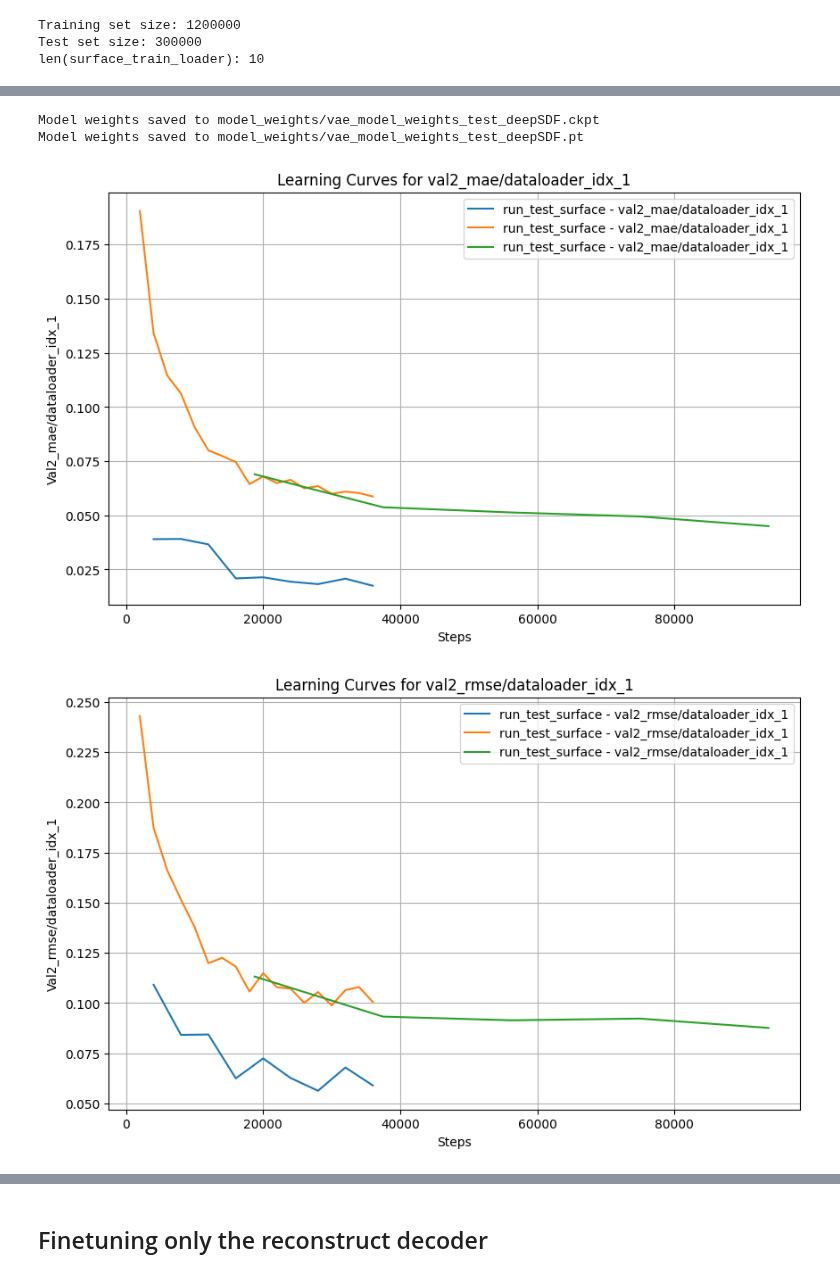
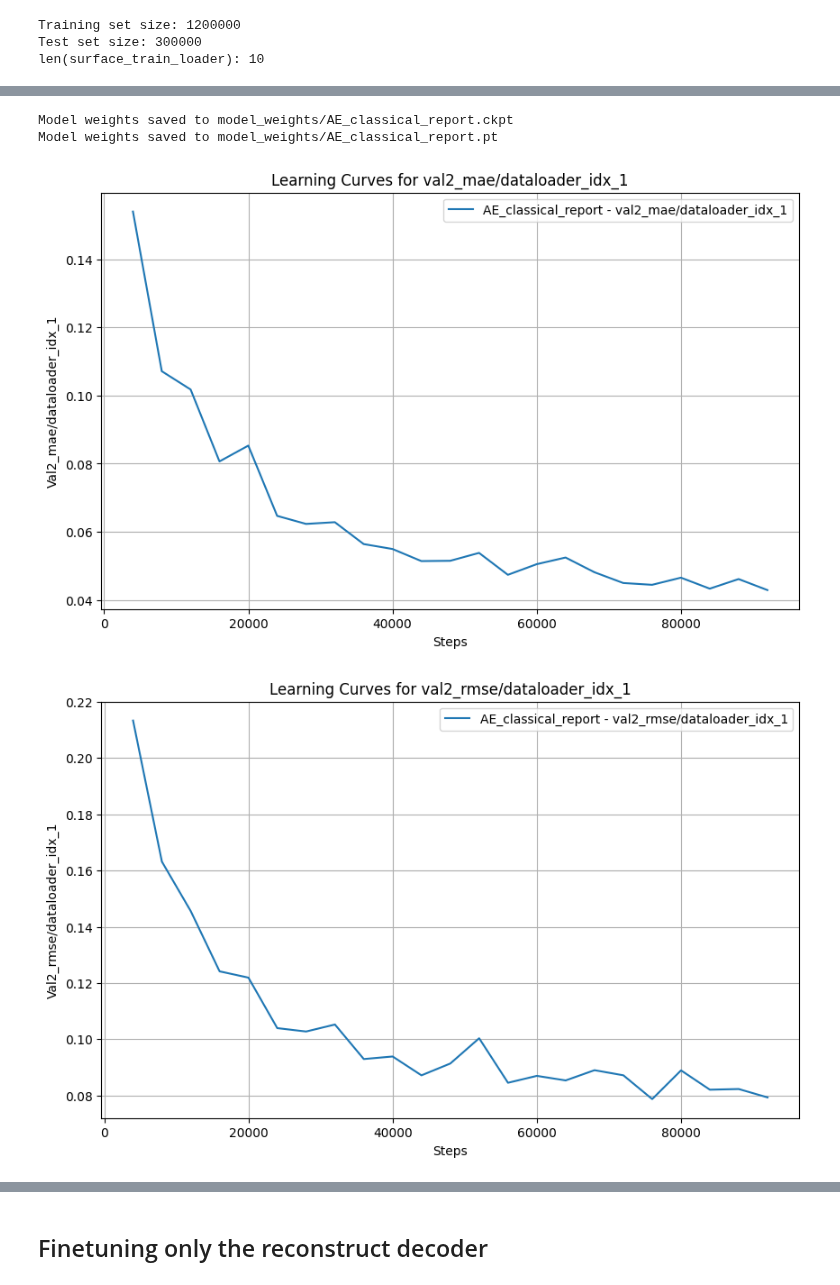
Before and after one commit to Alexander19970212/NHSDF-TOp, a Jupyter notebook: VAE_training.ipynb, the cells around one changed output, grey strips where cells are left out. Drawn from its saved outputs; the diff is of its cells as text; code cells hidden in the pictures.

```diff
--- a/VAE_training.ipynb
+++ b/VAE_training.ipynb
@@ -89,8 +89,9 @@ len(surface_train_loader): 10
 # %%
 from models.sdf_models import AE_DeepSDF
 
-MAX_EPOCHS = 2
+MAX_EPOCHS = 5
 MAX_STEPS = MAX_EPOCHS * len(train_loader)
+run_name = 'AE_classical_report'
 
 # Training setup
 trainer = Trainer(
@@ -101,7 +102,7 @@ trainer = Trainer(
         name='VAEi',
         save_dir='./logs',
         default_hp_metric=False,
-        version='run_test_surface'
+        version=run_name
     ),
     callbacks=[
         callbacks.ModelCheckpoint(
@@ -121,13 +122,21 @@ trainer = Trainer(
 )
 
 # Initialize model with L1 regularization
-vae_model = AE_DeepSDF(
-    input_dim=dataset.feature_dim,
-    latent_dim=3,
-    hidden_dim=128,
-    regularization='l2',   # Use 'l1', 'l2', or None
-    reg_weight=1e-3        # Adjust the weight as needed
-)
+# vae_model = AE_DeepSDF(
+#     input_dim=dataset.feature_dim,
+#     latent_dim=3,
+#     hidden_dim=128,
+#     regularization='l2',   # Use 'l1', 'l2', or None
+#     reg_weight=1e-3        # Adjust the weight as needed
+# )
+
+vae_model = AE(
+        input_dim=dataset.feature_dim,
+        latent_dim=3,
+        hidden_dim=128,
+        regularization='l2',   # Use 'l1', 'l2', or None
+        reg_weight=1e-3        # Adjust the weight as needed
+    )
 
 # Initialize the trainer
 vae_trainer = LitSdfAE(
@@ -165,16 +175,16 @@ LOCAL_RANK: 0 - CUDA_VISIBLE_DEVICES: [0]
 # %%
 # Save model weights
-checkpoint_path = 'model_weights/vae_model_weights_test_deepSDF.ckpt'
+checkpoint_path = f'model_weights/{run_name}.ckpt'
 trainer.save_checkpoint(checkpoint_path)
 print(f"Model weights saved to {checkpoint_path}")
 
 # Save just the model weights
-model_weights_path = 'model_weights/vae_model_weights_test_deepSDF.pt'
+model_weights_path = f'model_weights/{run_name}.pt'
 torch.save(vae_model.state_dict(), model_weights_path)
 print(f"Model weights saved to {model_weights_path}")
 # %% [output]
-Model weights saved to model_weights/vae_model_weights_test_deepSDF.ckpt
-Model weights saved to model_weights/vae_model_weights_test_deepSDF.pt
+Model weights saved to model_weights/AE_classical_report.ckpt
+Model weights saved to model_weights/AE_classical_report.pt
 # %%
 import os
 import matplotlib.pyplot as plt
@@ -201,33 +211,33 @@ def plot_learning_curves(log_dir, subdirs, metric='loss'):
     """
     plt.figure(figsize=(10, 6))
 
     for subdir in os.listdir(log_dir):
         if subdir in subdirs:
             subdir_path = os.path.join(log_dir, subdir)
             if os.path.isdir(subdir_path):
                 for file in os.listdir(subdir_path):
                     if file.startswith('events.out.tfevents'):
                         event_file = os.path.join(subdir_path, file)
                         scalars = extract_scalars_from_event_file(event_file)
 
                         if metric in scalars:
                             steps = [s.step for s in scalars[metric]]
                             values = [s.value for s in scalars[metric]]
                             plt.plot(steps, values, label=f'{subdir} - {metric}')
 
     plt.title(f'Learning Curves for {metric}')
     plt.xlabel('Steps')
     plt.ylabel(metric.capitalize())
     plt.legend()
     plt.grid(True)
     plt.show()
 
 # Example usage
 log_directory = './logs/VAEi'
-subdirs = ['run_test_surface']
+subdirs = [run_name]
 plot_learning_curves(log_directory, subdirs, metric='val2_mae/dataloader_idx_1')
 plot_learning_curves(log_directory, subdirs, metric='val2_rmse/dataloader_idx_1')
 plot_learning_curves(log_directory, subdirs, metric='val2_smoothness/dataloader_idx_1')
 # %% [output]
-[figure, old version]
+[figure, new version]
-[figure, old version]
+[figure, new version]
```
Also changed, not shown: parts of 11 cells of this notebook, 1 other file.
